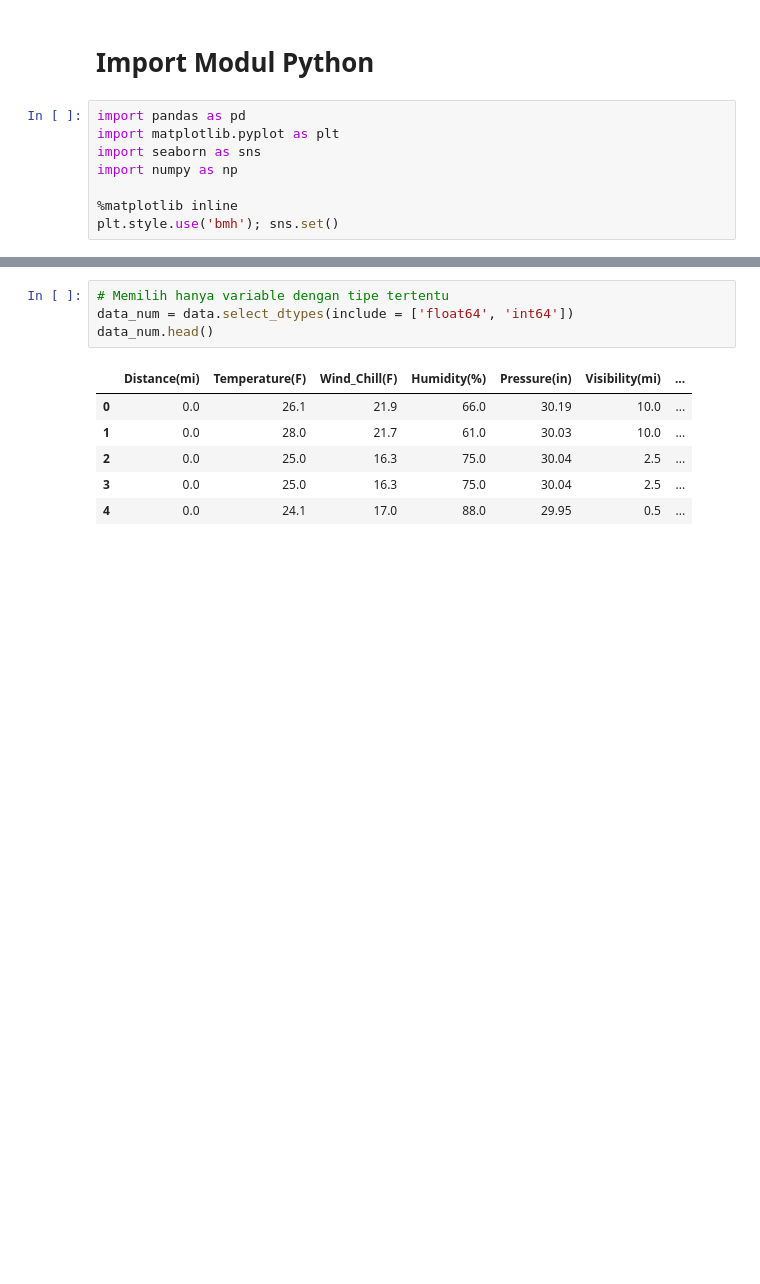
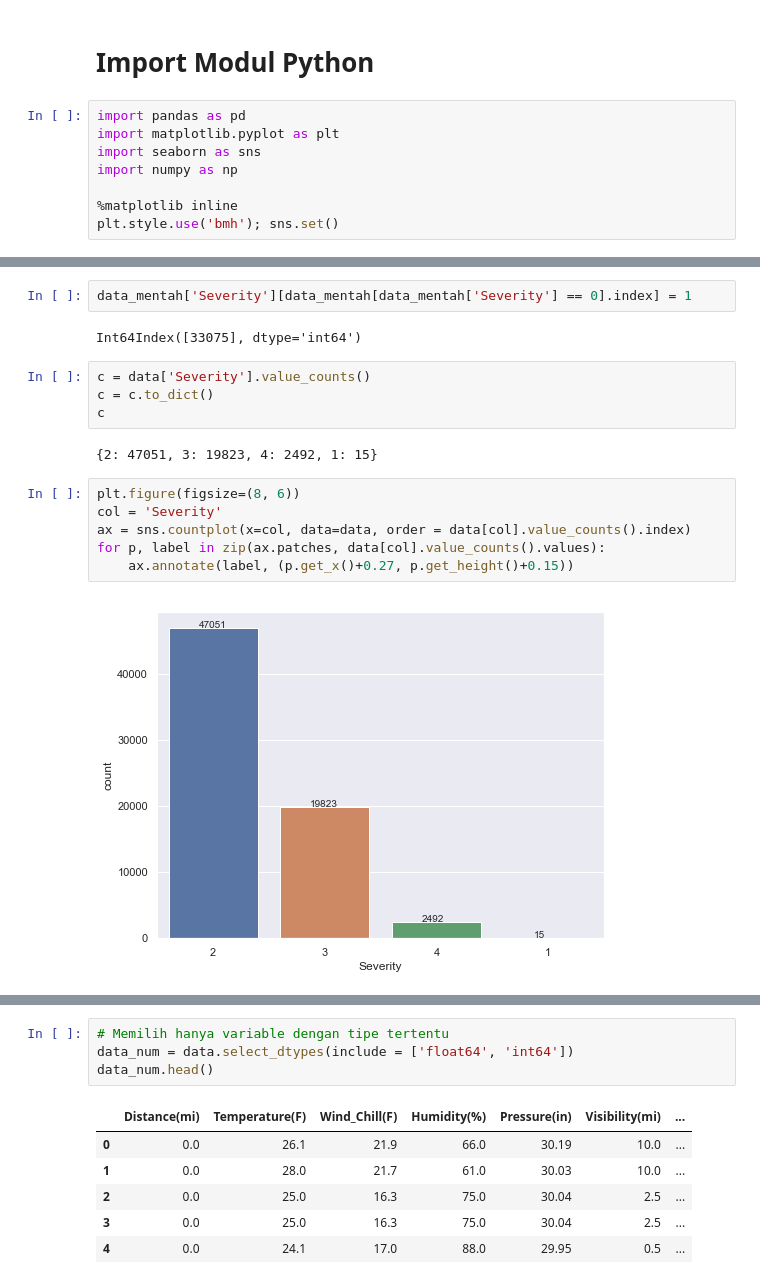
Before and after one commit to maftuhm/UAS-kapita-selekta-komputasi, a Jupyter notebook: UAS KAPITA SELEKTA KOMPUTASI.ipynb, the cells around one changed output, grey strips where cells are left out. Cells and saved outputs as stored; diff of their text form; blank space fills up the shorter version.

Commit message:
handle missing value

```diff
--- a/UAS KAPITA SELEKTA KOMPUTASI.ipynb
+++ b/UAS KAPITA SELEKTA KOMPUTASI.ipynb
@@ -269,0 +425,18 @@ date 0
+# %%
+data_mentah['Severity'][data_mentah[data_mentah['Severity'] == 0].index] = 1
+# %% [output]
+Int64Index([33075], dtype='int64')
+# %%
+c = data['Severity'].value_counts()
+c = c.to_dict()
+c
+# %% [output]
+{2: 47051, 3: 19823, 4: 2492, 1: 15}
+# %%
+plt.figure(figsize=(8, 6))
+col = 'Severity'
+ax = sns.countplot(x=col, data=data, order = data[col].value_counts().index)
+for p, label in zip(ax.patches, data[col].value_counts().values):
+    ax.annotate(label, (p.get_x()+0.27, p.get_height()+0.15))
+# %% [output]
+[figure, added]
```
Also changed, not shown: parts of 61 cells of this notebook, 1 other file.
